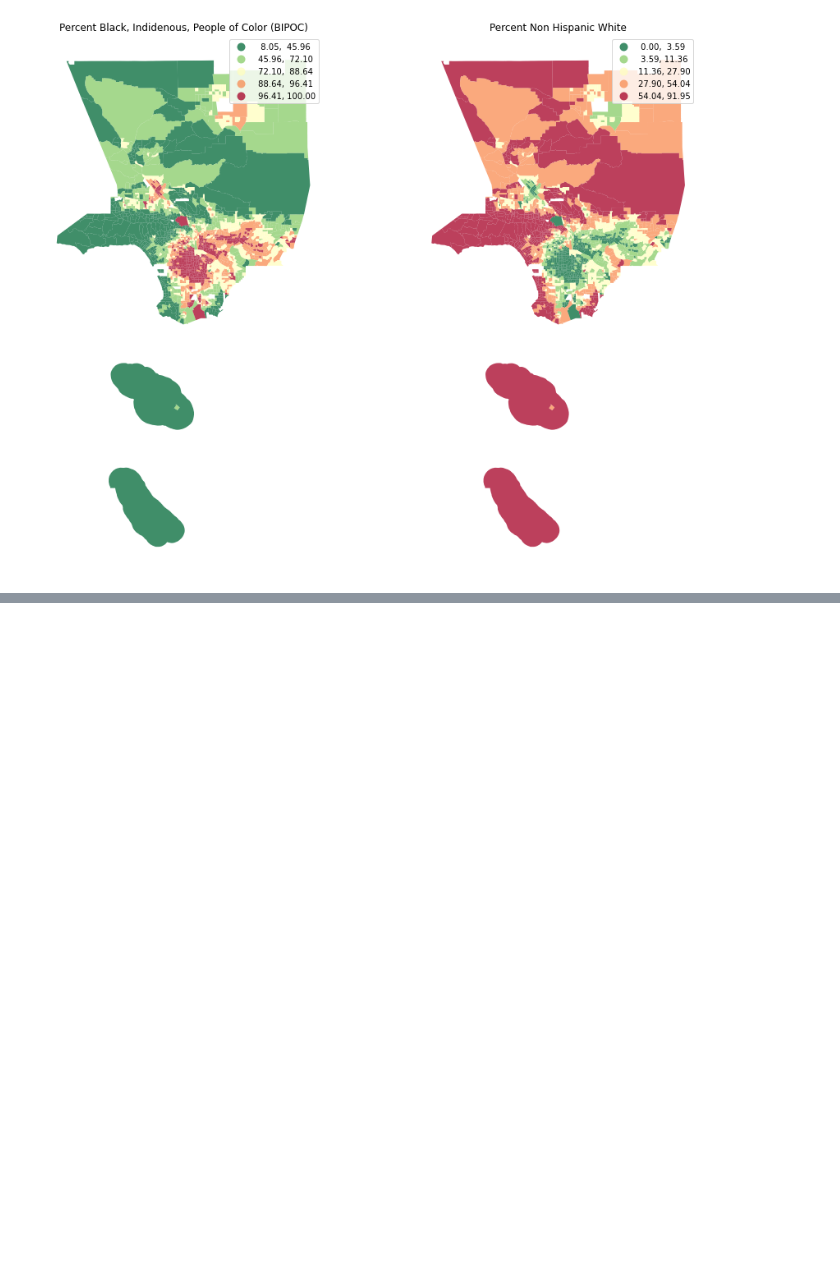
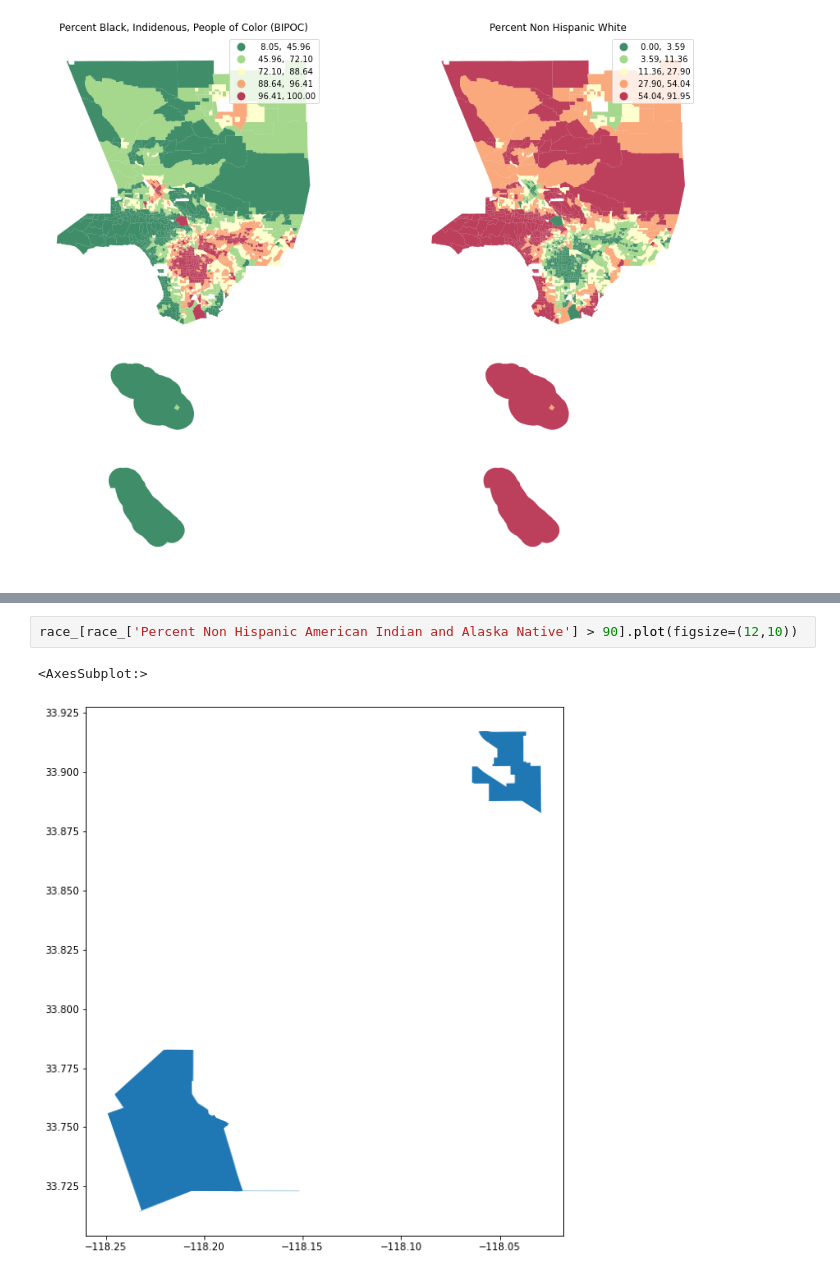
Before and after one commit to aureliamc/up206a-project-mobile_homies, a Jupyter notebook: PTE notebooks/demographics.ipynb, the cells around one changed output, grey strips where cells are left out. Drawn from its saved outputs; the diff is of its cells as text; blank space fills up the shorter version.

```diff
--- a/PTE notebooks/demographics.ipynb
+++ b/PTE notebooks/demographics.ipynb
@@ -400,0 +450,5 @@ Text(0.5, 1.0, 'Percent Non Hispanic White')
+# %%
+race_[race_['Percent Non Hispanic American Indian and Alaska Native'] > 90].plot(figsize=(12,10))
+# %% [output]
+<AxesSubplot:>
+[figure, added]
```
Also changed, not shown: parts of 8 cells of this notebook.
